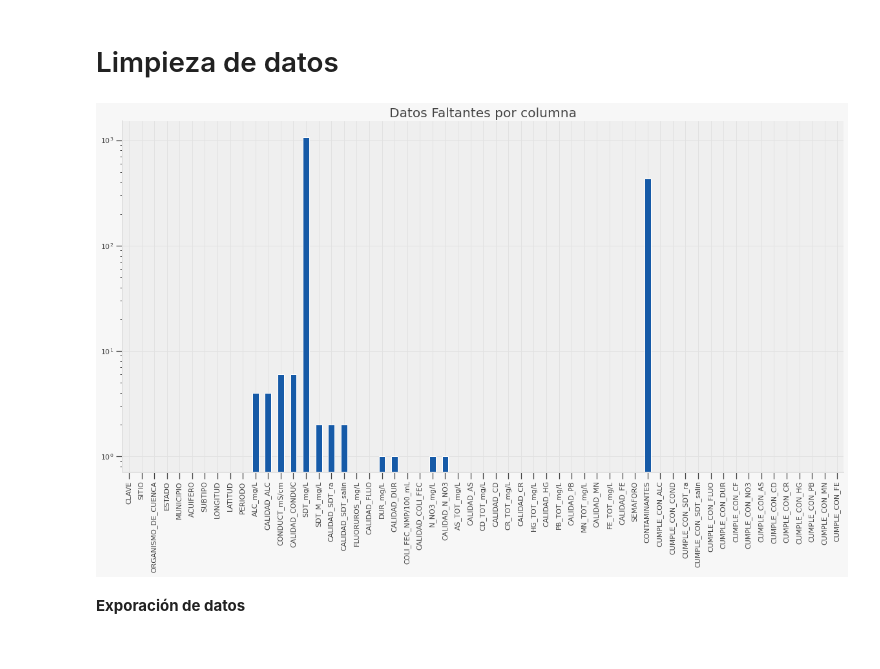
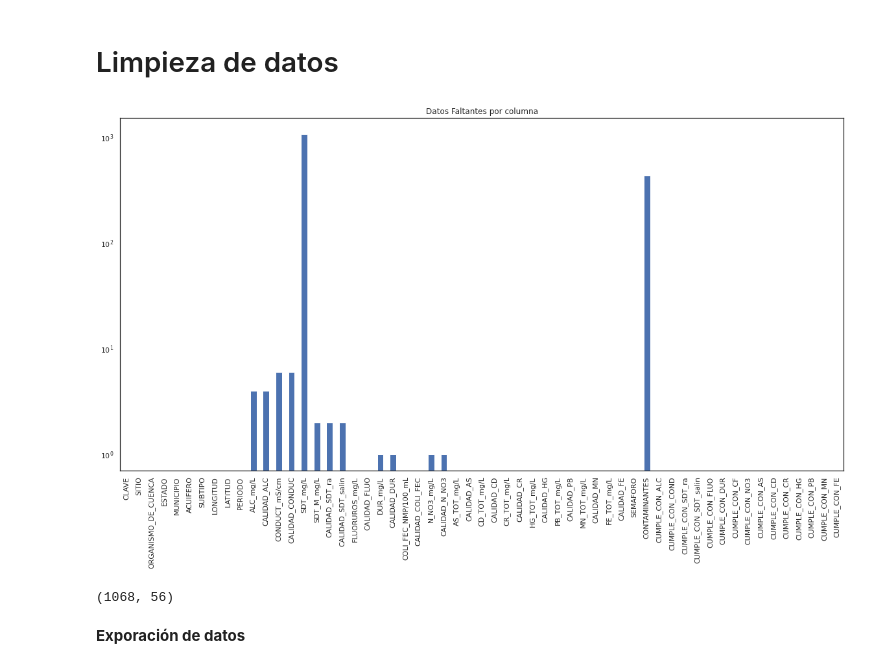
Before and after one commit to JSOrtegaB/pruebas, a Jupyter notebook: reto/Reto_Entrega_1__Limpieza_análisis_visualización_y_kmeans_JuanSebastianOrtegaBriones_A01794327.ipynb, the cells around one changed output. Cells and saved outputs as stored; diff of their text form; code cells hidden in the pictures.

```diff
--- a/reto/Reto_Entrega_1__Limpieza_análisis_visualización_y_kmeans_JuanSebastianOrtegaBriones_A01794327.ipynb
+++ b/reto/Reto_Entrega_1__Limpieza_análisis_visualización_y_kmeans_JuanSebastianOrtegaBriones_A01794327.ipynb
@@ -26,7 +49,7 @@ pd.set_option("display.max_rows", 100)
 # %% [markdown]
 **Uso de Base de datos de Aguas Subterraneas**
 # %%
-df=pd.read_csv("./Datos_de_calidad_del_agua_de_sitios_de_monitoreo_de_aguas_subterraneas_2020.csv", encoding = 'ISO-8859-1')  #Importa datos de Aguas subterraneas
+df=pd.read_csv("https://raw.githubusercontent.com/PosgradoMNA/actividades-del-projecto-equipo-13/main/Reto/Datos_de_calidad_del_agua_de_sitios_de_monitoreo_de_aguas_subterraneas_2020.csv", encoding = 'ISO-8859-1')  #Importa datos de Aguas subterraneas
 # %%
 df.head()
 # %% [output]
@@ -50,11 +73,8 @@ datos_numericos=['ALC_mg/L', 'CONDUCT_mS/cm', 'SDT_M_mg/L', 'FLUORUROS_mg/L', 'D
 df.replace(to_replace=r'[<]\w+', value=0, regex=True, inplace=True)
 # %%
 #Cuantas filas contienen NaN por columna
-figure(figsize=(20, 10))
-
-#sns.barplot()
-nas=df.isna().sum()
-nas.plot(kind='bar', logy=True).set_title('Datos Faltantes por columna')
+plt.figure(figsize=(20, 10))
+ax=df.isna().sum().plot.bar(logy=True).set_title('Datos Faltantes por columna')
 plt.show()
 # %% [output]
-[figure, old version]
+[figure, new version]
@@ -61,3 +84,7 @@ plt.show()
+# %%
+df.shape
+# %% [output]
+(1068, 56)
 # %% [markdown]
 **Exporación de datos**
 # %%
```
Also changed, not shown: parts of 43 cells of this notebook.
